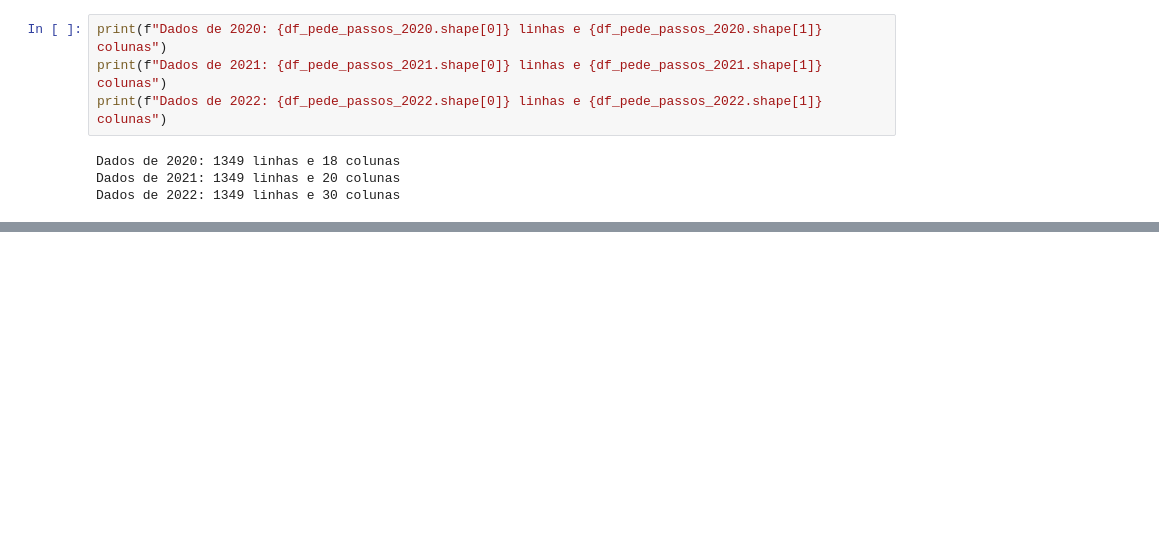
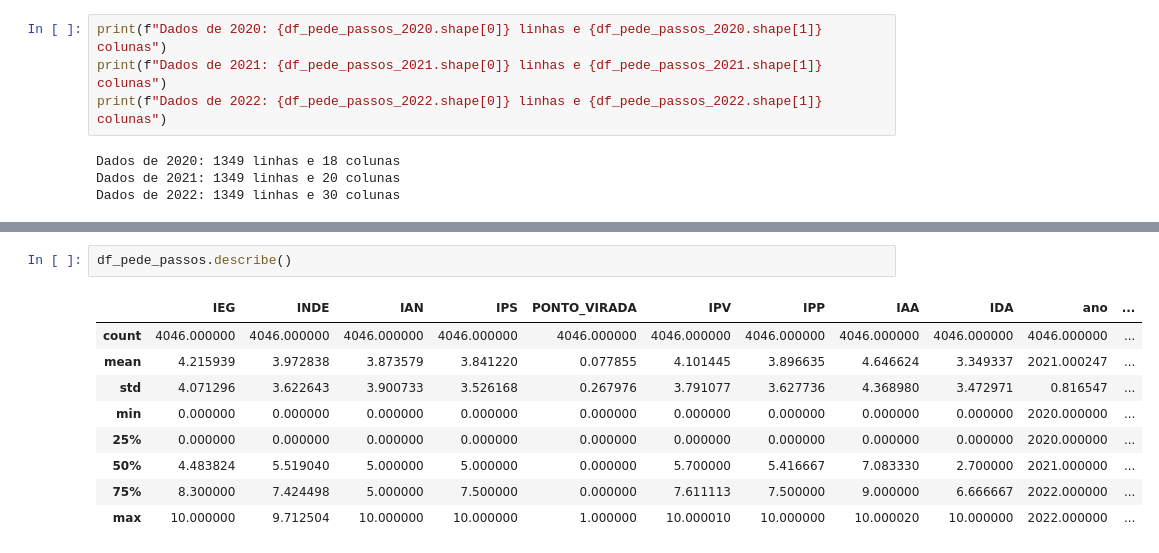
Before and after one commit to IgorNascAlves/DATATHON-LUMINAR-DE-DADOS, a Jupyter notebook: notebooks/explorando_dados_processados.ipynb, the cells around one changed output, grey strips where cells are left out. Drawn from its saved outputs; the diff is of its cells as text; blank space fills up the shorter version.

```diff
--- a/notebooks/explorando_dados_processados.ipynb
+++ b/notebooks/explorando_dados_processados.ipynb
@@ -114,0 +247,12 @@ memory usage: 316.3+ KB
+# %%
+df_pede_passos.describe()
+# %% [output]
+|  | IEG | INDE | IAN | IPS | PONTO_VIRADA | IPV | IPP | IAA | IDA | ano | ... |
+| count | 4046.000000 | 4046.000000 | 4046.000000 | 4046.000000 | 4046.000000 | 4046.000000 | 4046.000000 | 4046.000000 | 4046.000000 | 4046.000000 | ... |
+| mean | 4.215939 | 3.972838 | 3.873579 | 3.841220 | 0.077855 | 4.101445 | 3.896635 | 4.646624 | 3.349337 | 2021.000247 | ... |
+| std | 4.071296 | 3.622643 | 3.900733 | 3.526168 | 0.267976 | 3.791077 | 3.627736 | 4.368980 | 3.472971 | 0.816547 | ... |
+| min | 0.000000 | 0.000000 | 0.000000 | 0.000000 | 0.000000 | 0.000000 | 0.000000 | 0.000000 | 0.000000 | 2020.000000 | ... |
+| 25% | 0.000000 | 0.000000 | 0.000000 | 0.000000 | 0.000000 | 0.000000 | 0.000000 | 0.000000 | 0.000000 | 2020.000000 | ... |
+| 50% | 4.483824 | 5.519040 | 5.000000 | 5.000000 | 0.000000 | 5.700000 | 5.416667 | 7.083330 | 2.700000 | 2021.000000 | ... |
+| 75% | 8.300000 | 7.424498 | 5.000000 | 7.500000 | 0.000000 | 7.611113 | 7.500000 | 9.000000 | 6.666667 | 2022.000000 | ... |
+| max | 10.000000 | 9.712504 | 10.000000 | 10.000000 | 1.000000 | 10.000010 | 10.000000 | 10.000020 | 10.000000 | 2022.000000 | ... |
```
Also changed, not shown: parts of 16 cells of this notebook, 4 other files.
